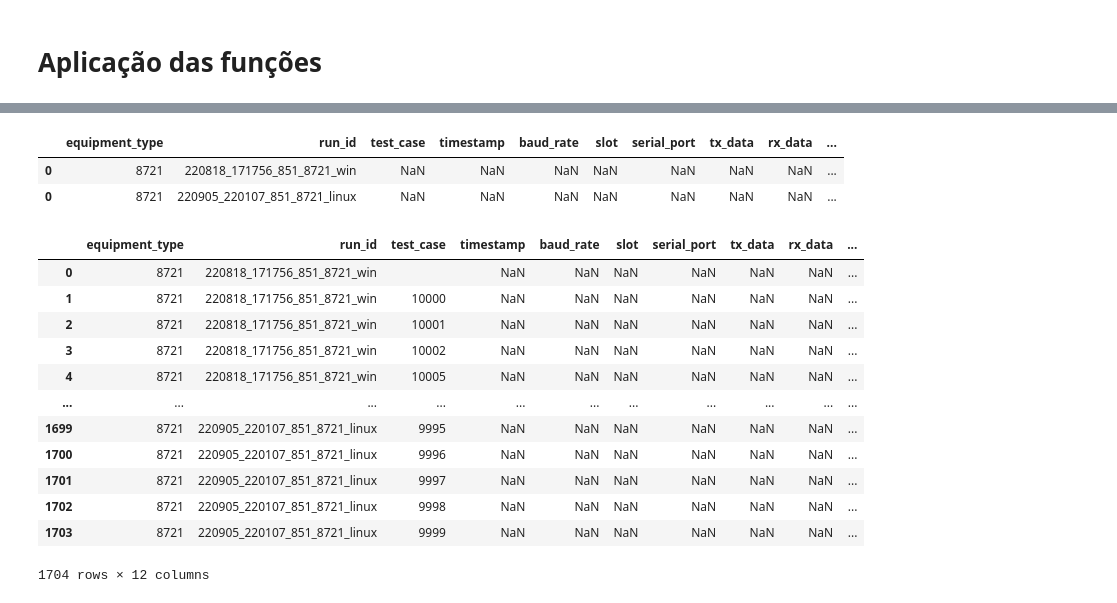
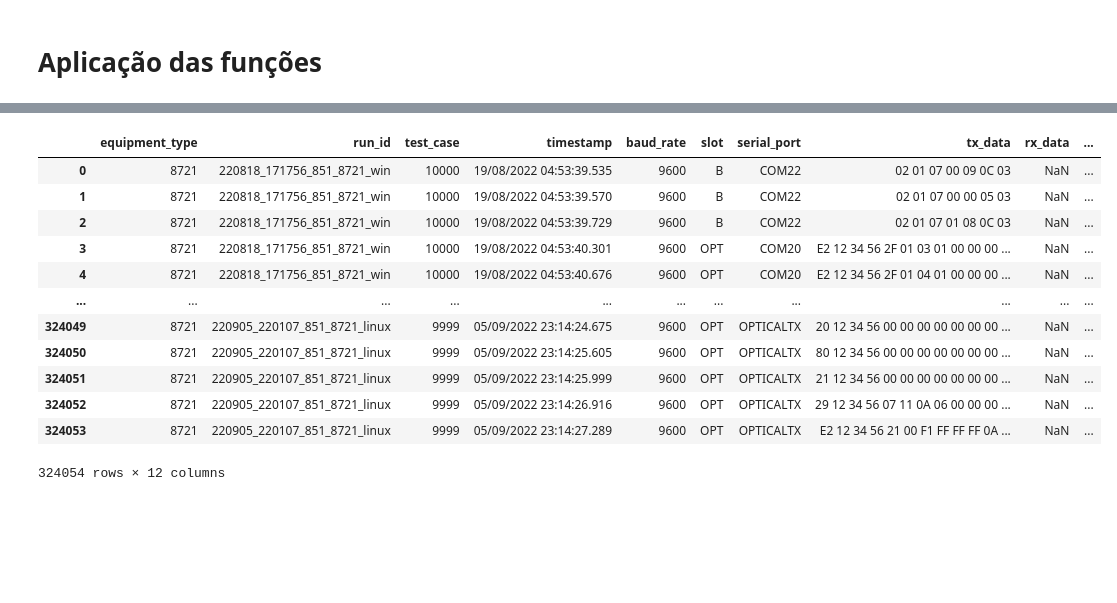
Before and after one commit to mthSolon/logs_ativ, a Jupyter notebook: main.ipynb, the cells around one changed output, grey strips where cells are left out. Drawn from its saved outputs; the diff is of its cells as text; code cells hidden in the pictures; blank space fills up the shorter version.

Commit message:
baud_rate, slot, serial_port and tx_data implementation

```diff
--- a/main.ipynb
+++ b/main.ipynb
@@ -134,0 +276,3 @@ logs['run_id'] = logs['equipment_type'].map(get_run_ids(path_logs))
+# %%
+logs['baud_rate'] = logs['test_case'].map(get_baud_rate(path_logs))
+logs
@@ -134,0 +293,3 @@ logs['run_id'] = logs['equipment_type'].map(get_run_ids(path_logs))
+# %%
+logs['slot'] = logs['test_case'].map(get_slot(path_logs))
+logs
@@ -134,0 +310,3 @@ logs['run_id'] = logs['equipment_type'].map(get_run_ids(path_logs))
+# %%
+logs['serial_port'] = logs['test_case'].map(get_serial_port(path_logs))
+logs
@@ -134,0 +327,3 @@ logs['run_id'] = logs['equipment_type'].map(get_run_ids(path_logs))
+# %%
+logs['tx_data'] = logs['test_case'].map(get_tx_data(path_logs))
+logs
@@ -135,26 +344,17 @@ logs['run_id'] = logs['equipment_type'].map(get_run_ids(path_logs))
 # %%
-logs = logs.explode('run_id')
+logs = logs.explode(['timestamp', 'baud_rate', 'slot', 'serial_port', 'tx_data'], ignore_index=True)
 logs
 # %% [output]
 |  | equipment_type | run_id | test_case | timestamp | baud_rate | slot | serial_port | tx_data | rx_data | ... |
-| 0 | 8721 | 220818_171756_851_8721_win | NaN | NaN | NaN | NaN | NaN | NaN | NaN | ... |
-| 0 | 8721 | 220905_220107_851_8721_linux | NaN | NaN | NaN | NaN | NaN | NaN | NaN | ... |
+| 0 | 8721 | 220818_171756_851_8721_win | 10000 | 19/08/2022 04:53:39.535 | 9600 | B | COM22 | 02 01 07 00 09 0C 03 | NaN | ... |
+| 1 | 8721 | 220818_171756_851_8721_win | 10000 | 19/08/2022 04:53:39.570 | 9600 | B | COM22 | 02 01 07 00 00 05 03 | NaN | ... |
+| 2 | 8721 | 220818_171756_851_8721_win | 10000 | 19/08/2022 04:53:39.729 | 9600 | B | COM22 | 02 01 07 01 08 0C 03 | NaN | ... |
+| 3 | 8721 | 220818_171756_851_8721_win | 10000 | 19/08/2022 04:53:40.301 | 9600 | OPT | COM20 | E2 12 34 56 2F 01 03 01 00 00 00 ... | NaN | ... |
+| 4 | 8721 | 220818_171756_851_8721_win | 10000 | 19/08/2022 04:53:40.676 | 9600 | OPT | COM20 | E2 12 34 56 2F 01 04 01 00 00 00 ... | NaN | ... |
+| ... | ... | ... | ... | ... | ... | ... | ... | ... | ... | ... |
+| 324049 | 8721 | 220905_220107_851_8721_linux | 9999 | 05/09/2022 23:14:24.675 | 9600 | OPT | OPTICALTX | 20 12 34 56 00 00 00 00 00 00 00 ... | NaN | ... |
+| 324050 | 8721 | 220905_220107_851_8721_linux | 9999 | 05/09/2022 23:14:25.605 | 9600 | OPT | OPTICALTX | 80 12 34 56 00 00 00 00 00 00 00 ... | NaN | ... |
+| 324051 | 8721 | 220905_220107_851_8721_linux | 9999 | 05/09/2022 23:14:25.999 | 9600 | OPT | OPTICALTX | 21 12 34 56 00 00 00 00 00 00 00 ... | NaN | ... |
+| 324052 | 8721 | 220905_220107_851_8721_linux | 9999 | 05/09/2022 23:14:26.916 | 9600 | OPT | OPTICALTX | 29 12 34 56 07 11 0A 06 00 00 00 ... | NaN | ... |
+| 324053 | 8721 | 220905_220107_851_8721_linux | 9999 | 05/09/2022 23:14:27.289 | 9600 | OPT | OPTICALTX | E2 12 34 56 21 00 F1 FF FF FF 0A ... | NaN | ... |
+324054 rows × 12 columns
-# %%
-logs['test_case'] = logs['run_id'].map(get_test_case(path_logs))
-logs = logs.explode('test_case')
-logs = logs.reset_index(drop=True)
-logs
-# %% [output]
-|  | equipment_type | run_id | test_case | timestamp | baud_rate | slot | serial_port | tx_data | rx_data | ... |
-| 0 | 8721 | 220818_171756_851_8721_win |  | NaN | NaN | NaN | NaN | NaN | NaN | ... |
-| 1 | 8721 | 220818_171756_851_8721_win | 10000 | NaN | NaN | NaN | NaN | NaN | NaN | ... |
-| 2 | 8721 | 220818_171756_851_8721_win | 10001 | NaN | NaN | NaN | NaN | NaN | NaN | ... |
-| 3 | 8721 | 220818_171756_851_8721_win | 10002 | NaN | NaN | NaN | NaN | NaN | NaN | ... |
-| 4 | 8721 | 220818_171756_851_8721_win | 10005 | NaN | NaN | NaN | NaN | NaN | NaN | ... |
-| ... | ... | ... | ... | ... | ... | ... | ... | ... | ... | ... |
-| 1699 | 8721 | 220905_220107_851_8721_linux | 9995 | NaN | NaN | NaN | NaN | NaN | NaN | ... |
-| 1700 | 8721 | 220905_220107_851_8721_linux | 9996 | NaN | NaN | NaN | NaN | NaN | NaN | ... |
-| 1701 | 8721 | 220905_220107_851_8721_linux | 9997 | NaN | NaN | NaN | NaN | NaN | NaN | ... |
-| 1702 | 8721 | 220905_220107_851_8721_linux | 9998 | NaN | NaN | NaN | NaN | NaN | NaN | ... |
-| 1703 | 8721 | 220905_220107_851_8721_linux | 9999 | NaN | NaN | NaN | NaN | NaN | NaN | ... |
-1704 rows × 12 columns
```
Also changed, not shown: parts of 20 cells of this notebook.
